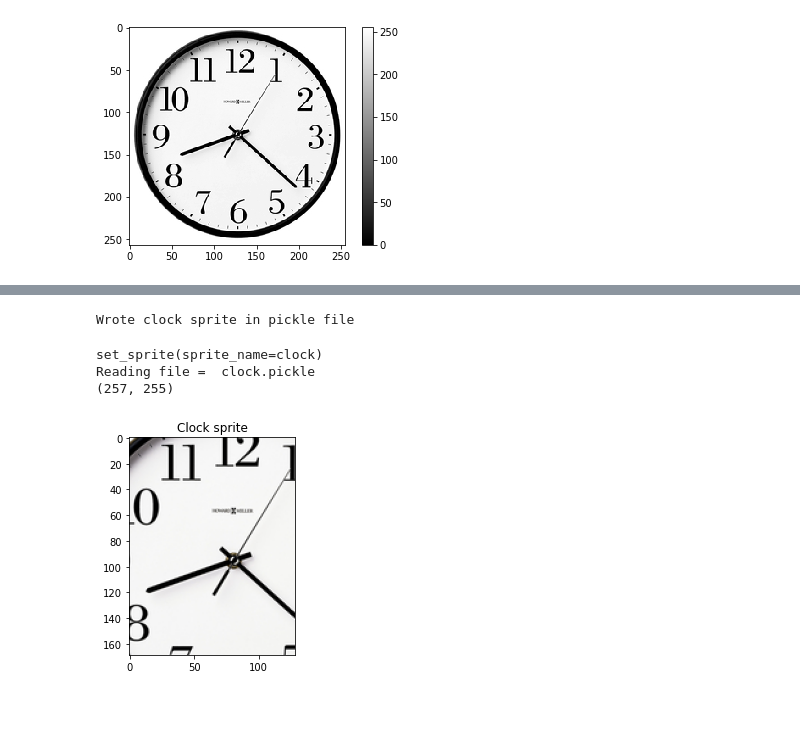
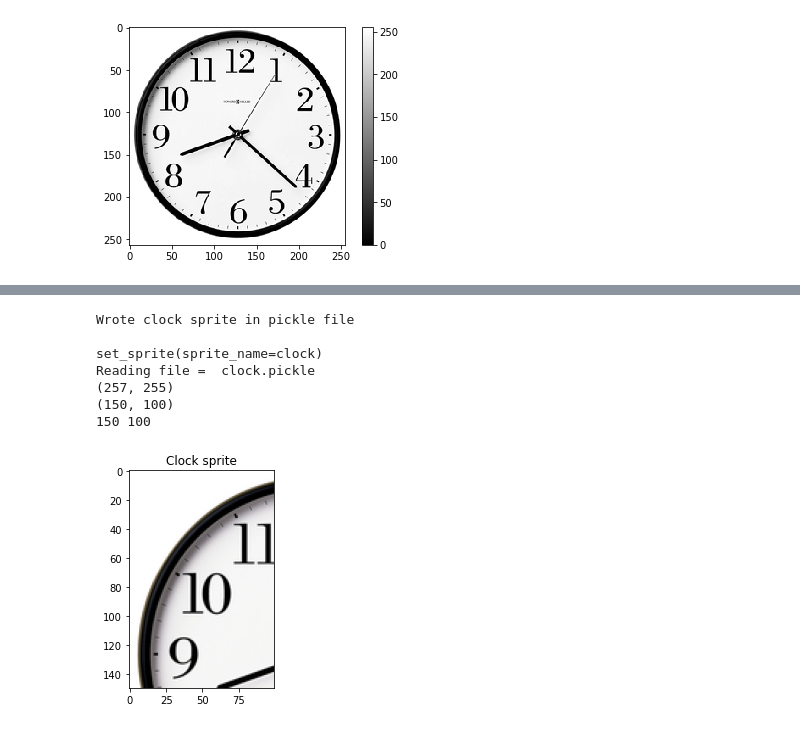
Before and after one commit to ugeshe/AOLME_Level2_RGAFA, a Jupyter notebook: Python-All-Sessions/gen_spr.ipynb, the cells around one changed output, grey strips where cells are left out. Saved outputs shown, nothing was run; the diff lists cells and outputs as text; code cells hidden in the pictures.

```diff
--- a/Python-All-Sessions/gen_spr.ipynb
+++ b/Python-All-Sessions/gen_spr.ipynb
@@ -61,4 +50,12 @@ display(min_row, max_row, min_col, max_col)
 # %%
+#@title Select ROI
+import ipywidgets as widgets
+min_row = widgets.IntSlider(description='MinRow:', value=0, max=row-1)
+max_row = widgets.IntSlider(description='MaxRow:', value=150, max=row-1)
+min_col = widgets.IntSlider(description='MinCol:', value=0, max=col-1)
+max_col = widgets.IntSlider(description='MaxCol:', value=100, max=col-1)
+display(min_row, max_row, min_col, max_col)
+
 # extract rectangular boundary region of the irregular region
 r_start = min_row.value
 r_end   = max_row.value
@@ -82,5 +79,10 @@ SpriteInfo = [SpriteName,objectImage,roiMask,r ]
 with open('{}.pickle'.format(SpriteName), 'wb') as f:
             pickle.dump(SpriteInfo, f, pickle.HIGHEST_PROTOCOL)
 
-print("Wrote {} sprite in pickle file".format(SpriteName))
+print("Wrote {} sprite in pickle file \n".format(SpriteName))
+
+
+my_sprite = aolme2.spr()       # Constructor
+my_sprite.set_sprite("clock")  # Method: load file
+my_sprite.show('Clock sprite') # Method: show()
 # %% [output]
@@ -87,12 +93,8 @@ print("Wrote {} sprite in pickle file".format(SpriteName))
 Wrote clock sprite in pickle file
+
+set_sprite(sprite_name=clock)
+Reading file =  clock.pickle
+(257, 255)
+(150, 100)
+150 100
+[figure, added]
-# %%
-import aolme2 # Load the library
-
-my_sprite = aolme2.spr()       # Constructor
-my_sprite.set_sprite("clock")  # Method: load file
-my_sprite.show('Clock sprite') # Method: show()
-# %% [output]
-set_sprite(sprite_name=clock)
-Reading file =  clock.pickle
-(257, 255)
-[figure, removed]
```
Also changed, not shown: parts of 4 cells of this notebook.
